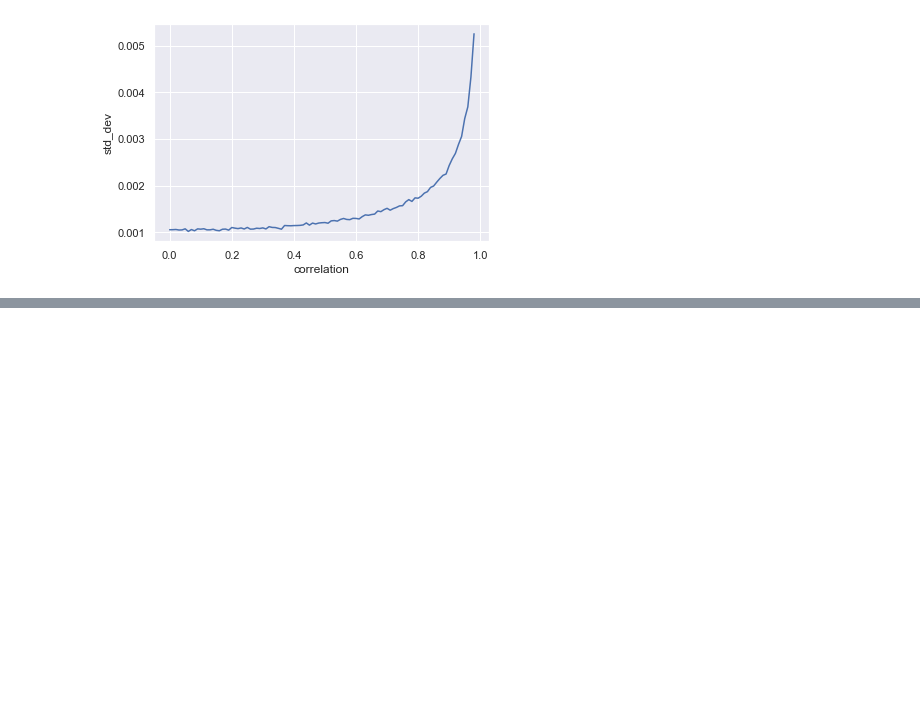
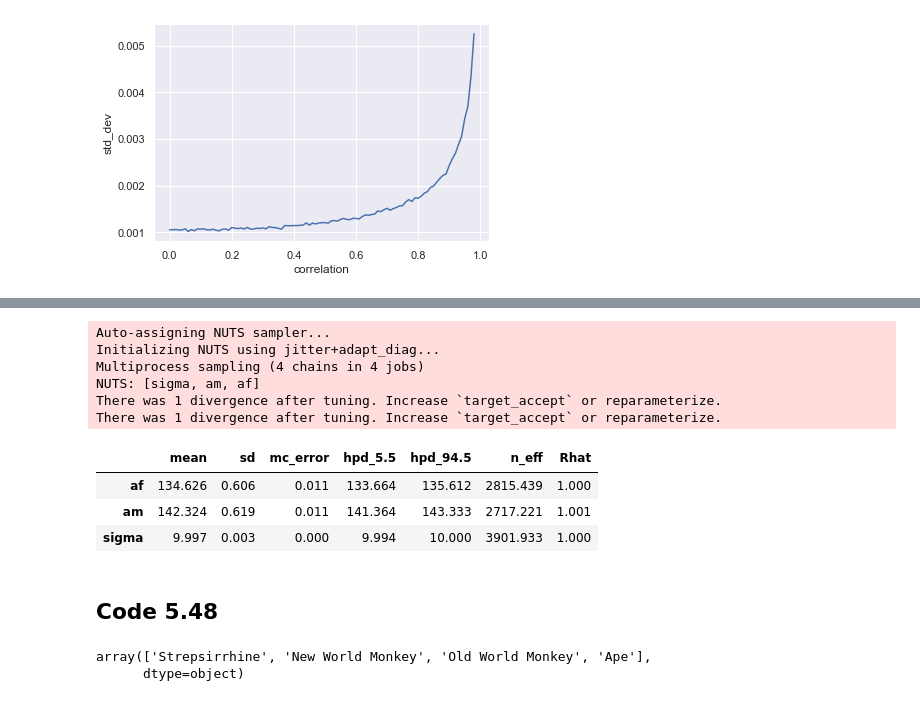
Before and after one commit to jkelley7/stat_rethinking, a Jupyter notebook: Chapter_5.ipynb, the cells around one changed output, grey strips where cells are left out. Cells and saved outputs as stored; diff of their text form; code cells hidden in the pictures; blank space fills up the shorter version.

```diff
--- a/Chapter_5.ipynb
+++ b/Chapter_5.ipynb
@@ -772,0 +880,32 @@ plt.show()
+# %%
+with pm.Model() as m515b:
+    af = pm.Normal('af', mu =178, sigma = 100)
+    am = pm.Normal('am', mu = 178, sigma = 100)
+    sigma = pm.Uniform('sigma', lower = 0, upper =10)
+    mu = pm.Deterministic('mu', af*(1-d.male.values) + am*d.male.values)
+    height = pm.Normal('height', mu = mu, sigma = sigma, observed = d.height.values)
+    trace515b = pm.sample(draws=1000, tune = 1000)
+# %% [output]
+Auto-assigning NUTS sampler...
+Initializing NUTS using jitter+adapt_diag...
+Multiprocess sampling (4 chains in 4 jobs)
+NUTS: [sigma, am, af]
+There was 1 divergence after tuning. Increase `target_accept` or reparameterize.
+There was 1 divergence after tuning. Increase `target_accept` or reparameterize.
+# %%
+varnames515b = ['af','am', 'sigma']
+pm.summary(trace515b, var_names=varnames515b, alpha = .11).round(3)
+# %% [output]
+|  | mean | sd | mc_error | hpd_5.5 | hpd_94.5 | n_eff | Rhat |
+| af | 134.626 | 0.606 | 0.011 | 133.664 | 135.612 | 2815.439 | 1.000 |
+| am | 142.324 | 0.619 | 0.011 | 141.364 | 143.333 | 2717.221 | 1.001 |
+| sigma | 9.997 | 0.003 | 0.000 | 9.994 | 10.000 | 3901.933 | 1.000 |
+# %% [markdown]
+## Code 5.48
+# %%
+d = pd.read_csv('.\\data\\milk.csv', sep = ';')
+d.columns = d.columns.str.replace('.','_')
+d.clade.unique()
+# %% [output]
+array(['Strepsirrhine', 'New World Monkey', 'Old World Monkey', 'Ape'],
+      dtype=object)
```
Also changed, not shown: parts of 16 cells of this notebook.
